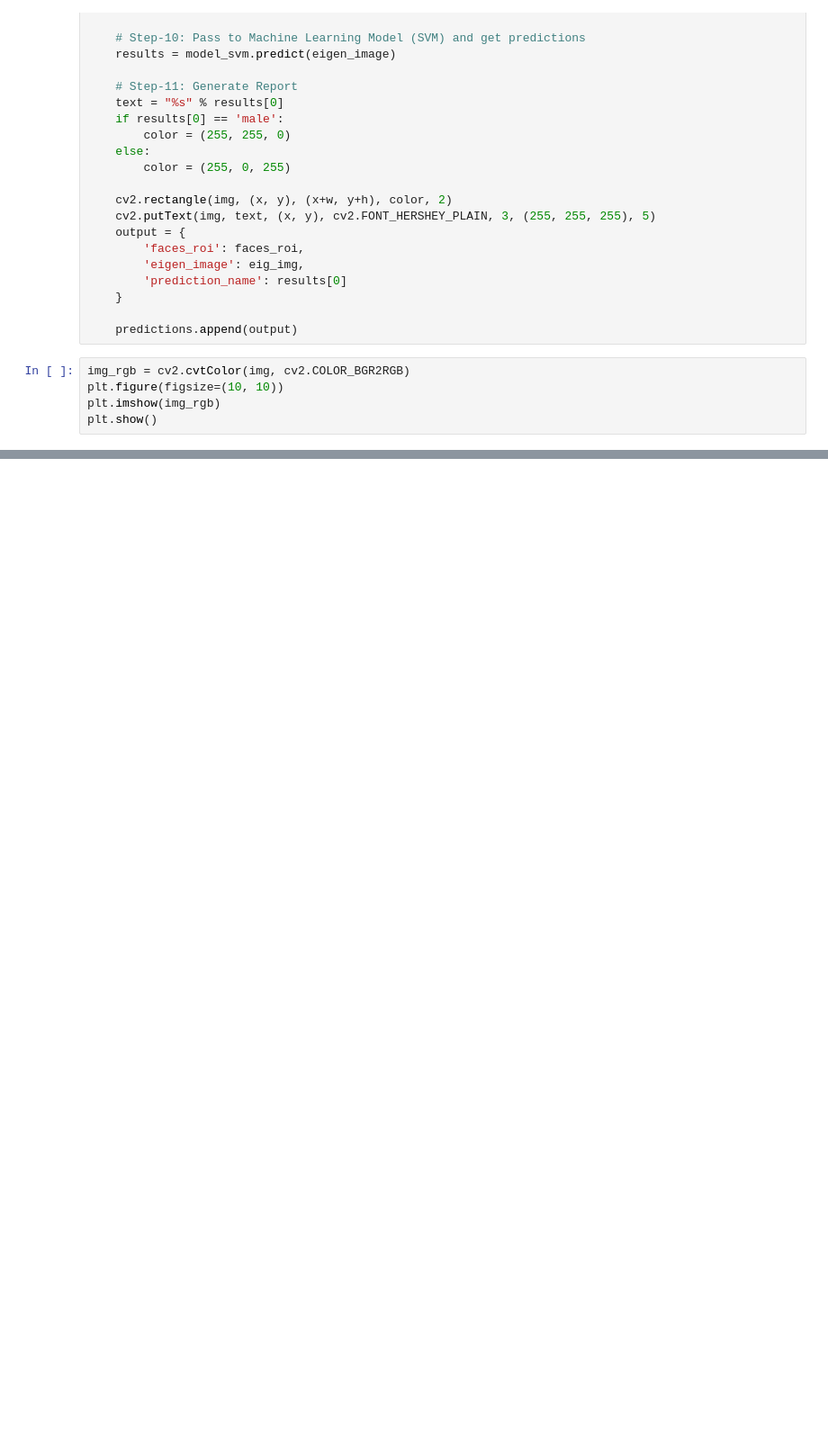
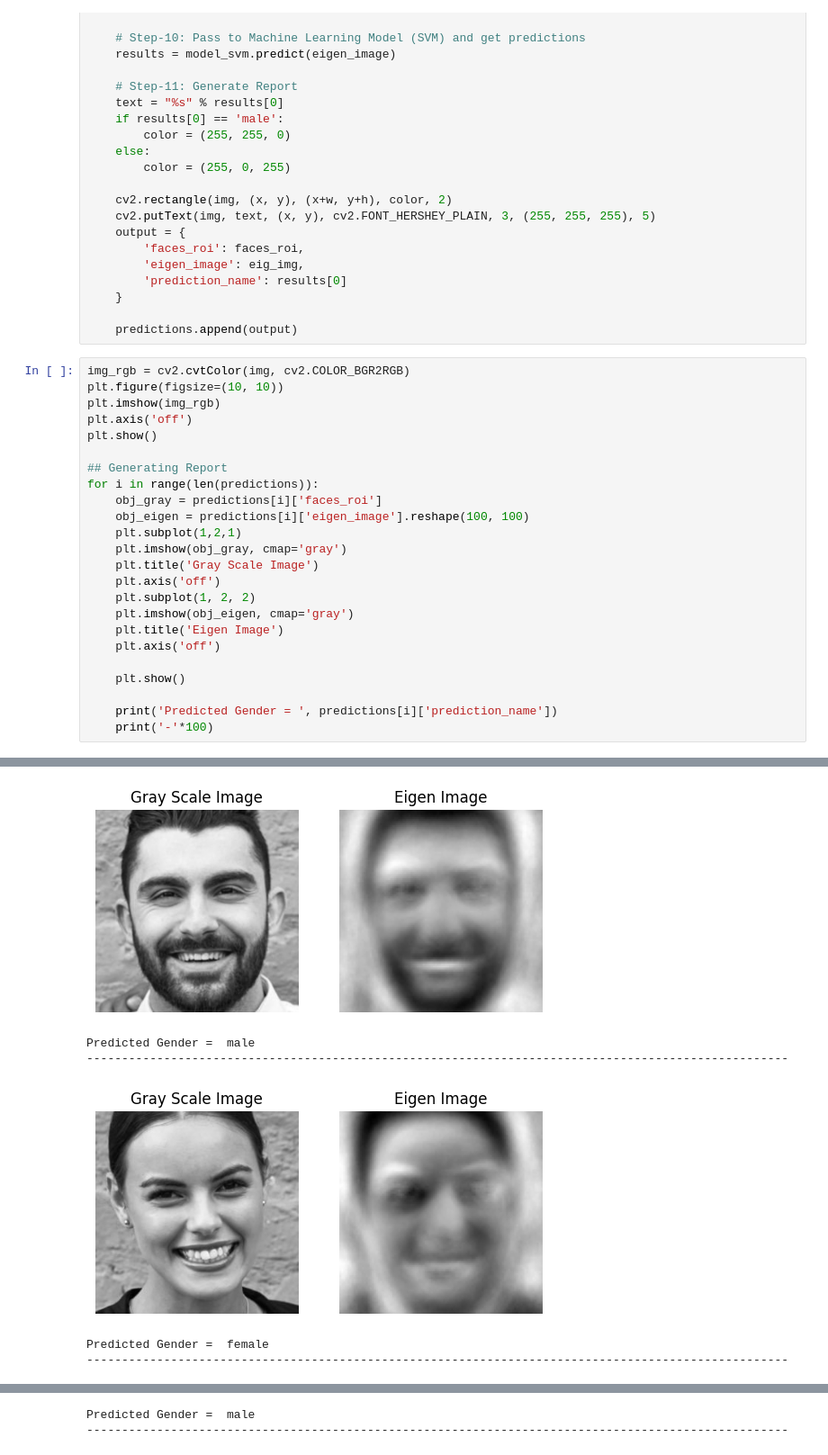
Before and after one commit to HerbertNtim/facelens_ds_ml, a Jupyter notebook: notebooks/05_GRM_Pipeline.ipynb, the cells around one changed output, grey strips where cells are left out. Shown at 90% size. Saved outputs shown, nothing was run; the diff lists cells and outputs as text; blank space fills up the shorter version.

Commit message:
predicting each image

```diff
--- a/notebooks/05_GRM_Pipeline.ipynb
+++ b/notebooks/05_GRM_Pipeline.ipynb
@@ -71,7 +71,32 @@ for x,y,w,h in faces:
 # %%
 img_rgb = cv2.cvtColor(img, cv2.COLOR_BGR2RGB)
 plt.figure(figsize=(10, 10))
 plt.imshow(img_rgb)
+plt.axis('off')
 plt.show()
+
+## Generating Report
+for i in range(len(predictions)):
+    obj_gray = predictions[i]['faces_roi']
+    obj_eigen = predictions[i]['eigen_image'].reshape(100, 100)
+    plt.subplot(1,2,1)
+    plt.imshow(obj_gray, cmap='gray')
+    plt.title('Gray Scale Image')
+    plt.axis('off')
+    plt.subplot(1, 2, 2)
+    plt.imshow(obj_eigen, cmap='gray')
+    plt.title('Eigen Image')
+    plt.axis('off')
+
+    plt.show()
+
+    print('Predicted Gender = ', predictions[i]['prediction_name'])
+    print('-'*100)
 # %% [output]
 [figure]
+[figure, added]
+Predicted Gender =  male
+----------------------------------------------------------------------------------------------------
+[figure, added]
+Predicted Gender =  female
+----------------------------------------------------------------------------------------------------
@@ -77,0 +104,2 @@ plt.show()
+Predicted Gender =  male
+----------------------------------------------------------------------------------------------------
```
Also changed, not shown: parts of 1 cell of this notebook, 1 other file.
